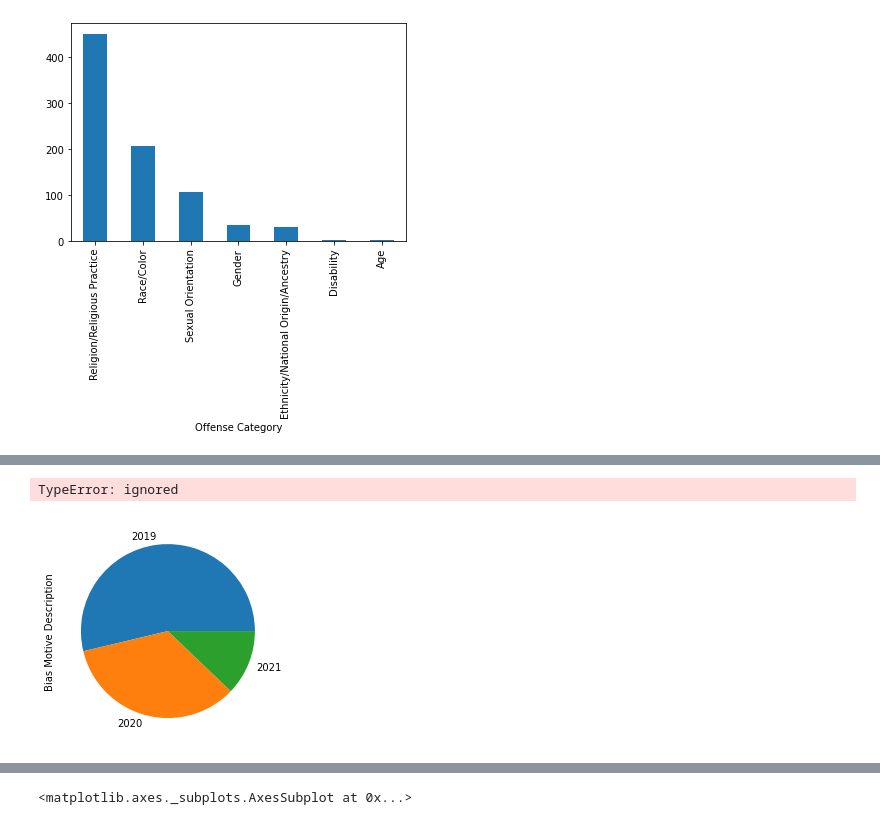
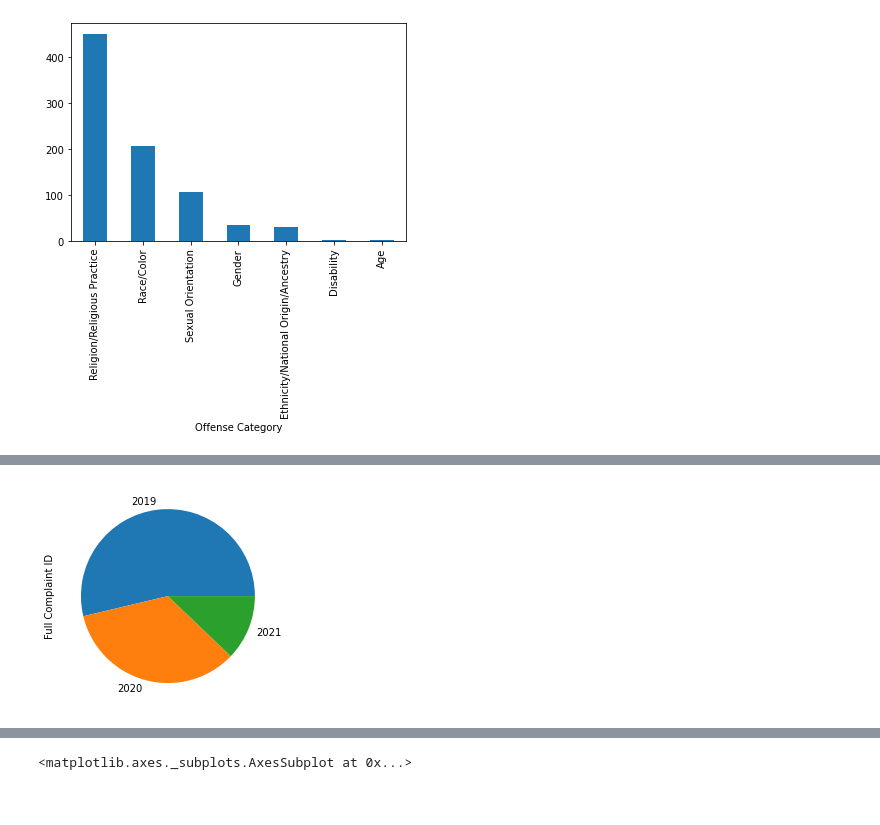
Before and after one commit to Thivadee19/LGCC_201DataAnalytic_Python_Project3, a Jupyter notebook: DATA_201_Python_Project_3.ipynb, the cells around one changed output, grey strips where cells are left out. Saved outputs shown, nothing was run; the diff lists cells and outputs as text; code cells hidden in the pictures.

```diff
--- a/DATA_201_Python_Project_3.ipynb
+++ b/DATA_201_Python_Project_3.ipynb
@@ -122,5 +164,5 @@ df.groupby(['Offense Category'])['Complaint Year Number'].count().sort_values(as
 # %%
-df3 = df.groupby(['Complaint Year Number'])['Bias Motive Description'].count().sort_values(ascending=False).plot(kind='pie')
+df3 = df.groupby(['Complaint Year Number'])['Full Complaint ID'].count().sort_values(ascending=False).plot(kind='pie')
+##Data showing 2019 have found most Hate crime if compared with 2020 and 2021.
 # %% [output]
-TypeError: ignored
-[figure, old version]
+[figure, new version]
```
Also changed, not shown: parts of 19 cells of this notebook.
